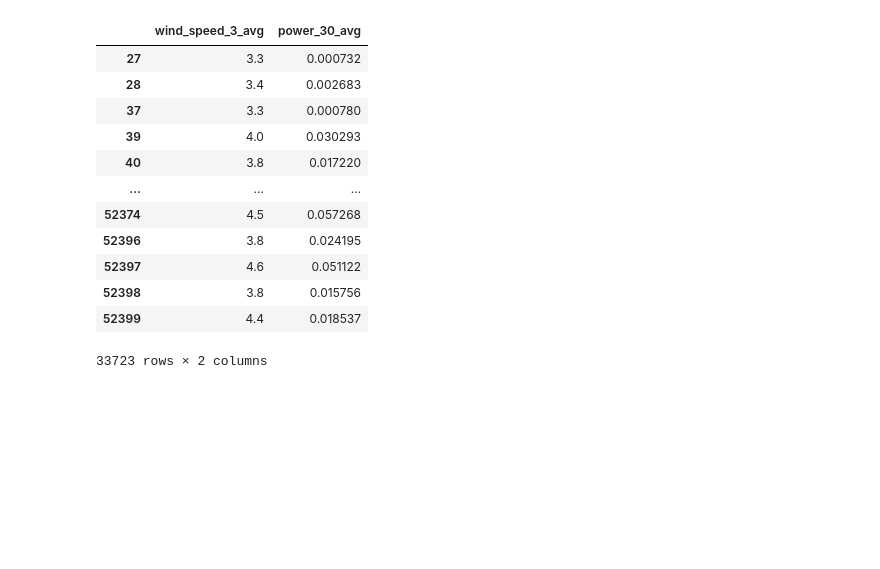
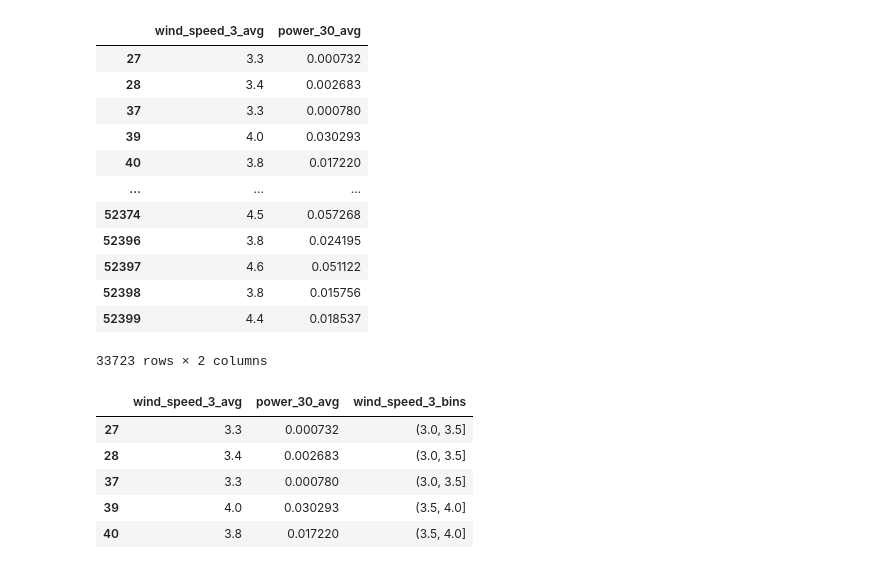
Before and after one commit to RithikDatascientist/potfolio, a Jupyter notebook: Wind_turbin_fault_detection_and_generation_loss/notebooks/01_EDA_Farm_A.ipynb, the cells around one changed output. Saved outputs shown, nothing was run; the diff lists cells and outputs as text; code cells hidden in the pictures; blank space fills up the shorter version.

```diff
--- a/Wind_turbin_fault_detection_and_generation_loss/notebooks/01_EDA_Farm_A.ipynb
+++ b/Wind_turbin_fault_detection_and_generation_loss/notebooks/01_EDA_Farm_A.ipynb
@@ -456,3 +456,14 @@ fig.add_trace(go.Scatter(
     marker=dict(size=3, opacity=0.5)
 ))
 fig.show()
+# %%
+bins = np.arange(3,26.5, 0.5)
+power_generated_curve["wind_speed_3_bins"] = pd.cut(power_generated_curve["wind_speed_3_avg"], bins)
+power_generated_curve.head()
+# %% [output]
+|  | wind_speed_3_avg | power_30_avg | wind_speed_3_bins |
+| 27 | 3.3 | 0.000732 | (3.0, 3.5] |
+| 28 | 3.4 | 0.002683 | (3.0, 3.5] |
+| 37 | 3.3 | 0.000780 | (3.0, 3.5] |
+| 39 | 4.0 | 0.030293 | (3.5, 4.0] |
+| 40 | 3.8 | 0.017220 | (3.5, 4.0] |
```
Also changed, not shown: parts of 1 cell of this notebook.
